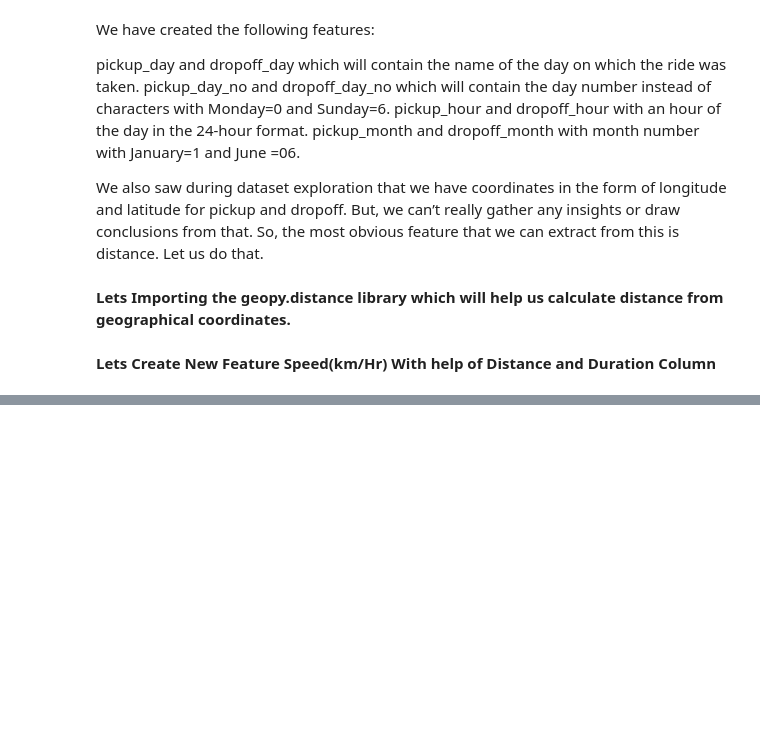
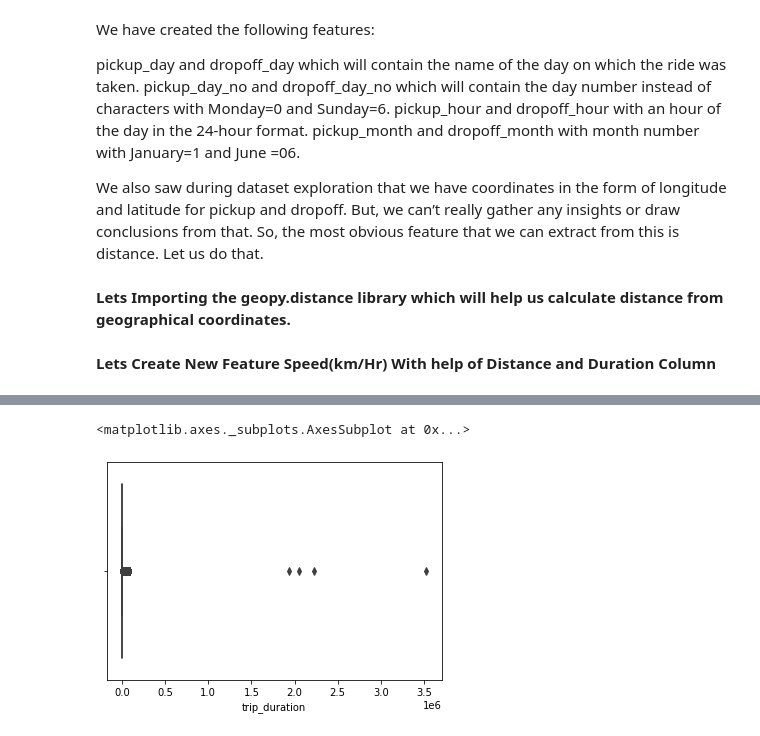
Before and after one commit to ankur727/NYC_Taxi_Trip_Time_Prediction, a Jupyter notebook: NYC_Taxi_Trip_Time_Prediction_Capstone_Project.ipynb, the cells around one changed output, grey strips where cells are left out. Saved outputs shown, nothing was run; the diff lists cells and outputs as text; code cells hidden in the pictures; blank space fills up the shorter version.

```diff
--- a/NYC_Taxi_Trip_Time_Prediction_Capstone_Project.ipynb
+++ b/NYC_Taxi_Trip_Time_Prediction_Capstone_Project.ipynb
@@ -231,0 +302,6 @@ nyc_taxi['speed'] = (nyc_taxi.distance*3600/(nyc_taxi.trip_duration))
+# %%
+#Plotting boxplot of trip duration
+sns.boxplot(nyc_taxi['trip_duration'])
+# %% [output]
+<matplotlib.axes._subplots.AxesSubplot at 0x...>
+[figure, added]
```
Also changed, not shown: parts of 30 cells of this notebook.
